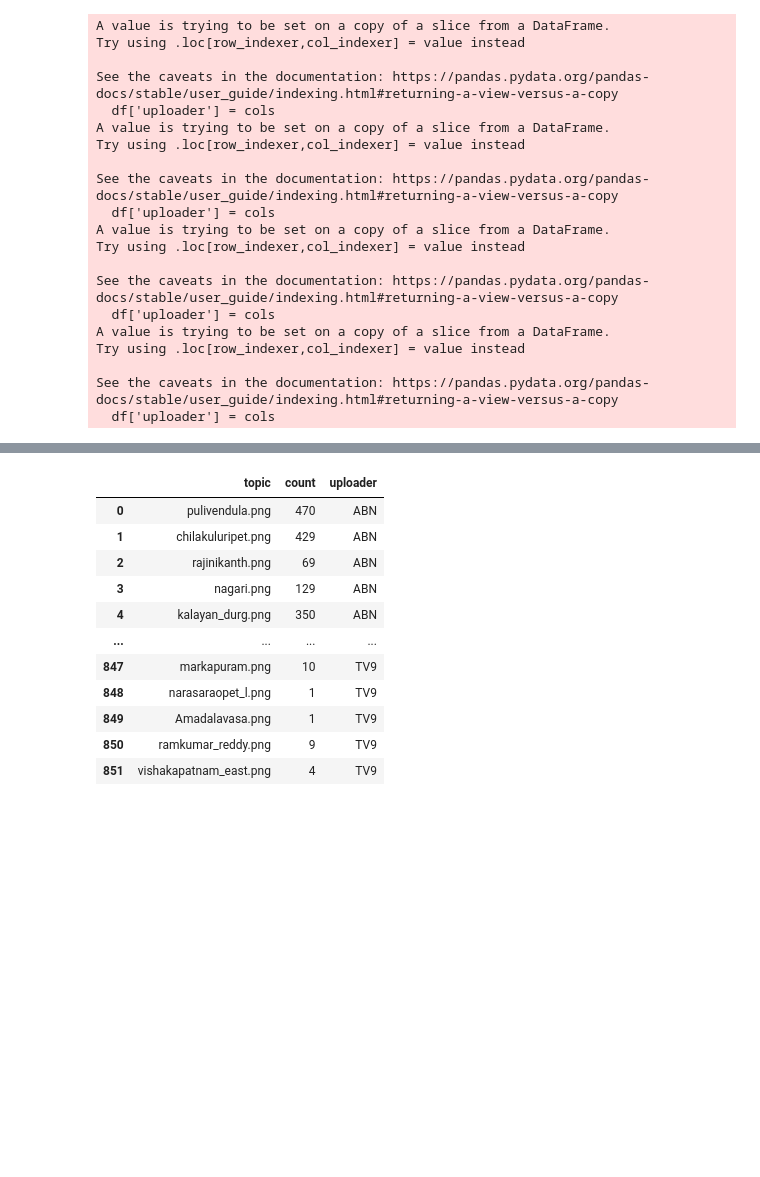
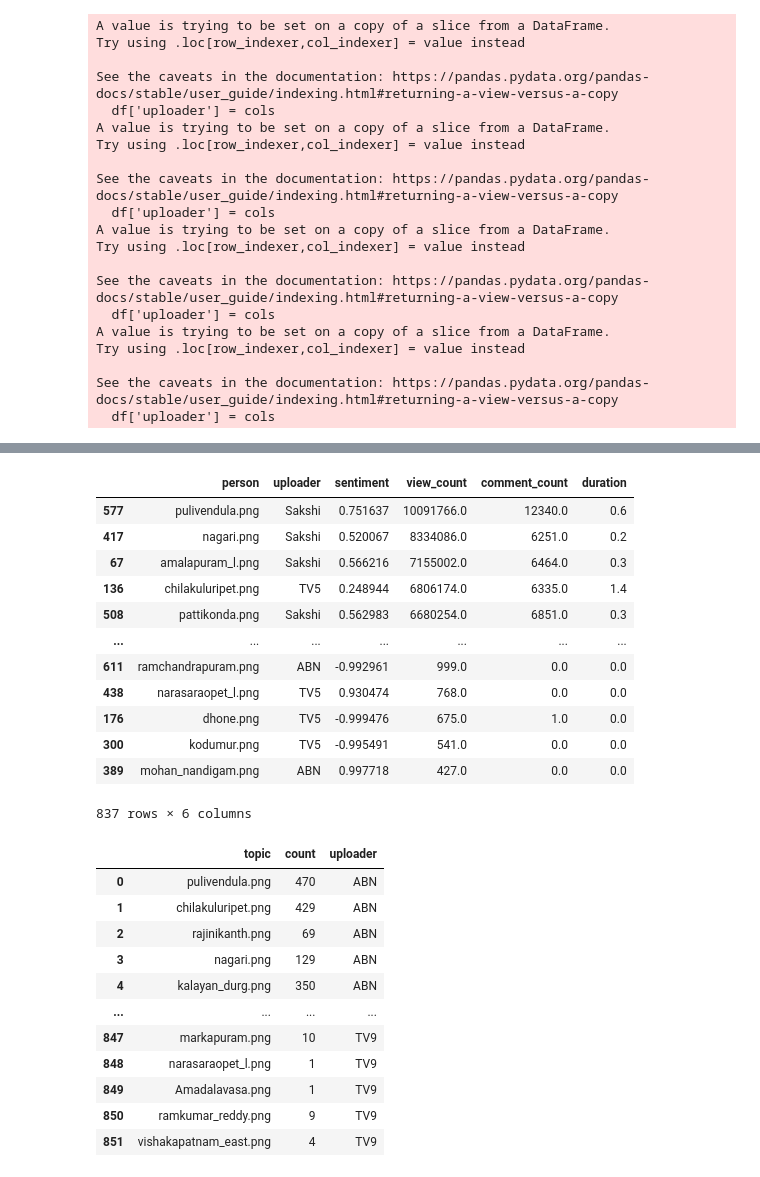
Before and after one commit to kowshikchills/alphapolitica_streamlit, a Jupyter notebook: streamlit_tags.ipynb, the cells around one changed output, grey strips where cells are left out. Cells and saved outputs as stored; diff of their text form; code cells hidden in the pictures; blank space fills up the shorter version.

```diff
--- a/streamlit_tags.ipynb
+++ b/streamlit_tags.ipynb
@@ -89,3 +71,19 @@ pd.read_csv('plots_data/tags_data/alliance.csv')
+# %%
+df_bar_grouped
+# %% [output]
+|  | person | uploader | sentiment | view_count | comment_count | duration |
+| 577 | pulivendula.png | Sakshi | 0.751637 | 10091766.0 | 12340.0 | 0.6 |
+| 417 | nagari.png | Sakshi | 0.520067 | 8334086.0 | 6251.0 | 0.2 |
+| 67 | amalapuram_l.png | Sakshi | 0.566216 | 7155002.0 | 6464.0 | 0.3 |
+| 136 | chilakuluripet.png | TV5 | 0.248944 | 6806174.0 | 6335.0 | 1.4 |
+| 508 | pattikonda.png | Sakshi | 0.562983 | 6680254.0 | 6851.0 | 0.3 |
+| ... | ... | ... | ... | ... | ... | ... |
+| 611 | ramchandrapuram.png | ABN | -0.992961 | 999.0 | 0.0 | 0.0 |
+| 438 | narasaraopet_l.png | TV5 | 0.930474 | 768.0 | 0.0 | 0.0 |
+| 176 | dhone.png | TV5 | -0.999476 | 675.0 | 1.0 | 0.0 |
+| 300 | kodumur.png | TV5 | -0.995491 | 541.0 | 0.0 | 0.0 |
+| 389 | mohan_nandigam.png | ABN | 0.997718 | 427.0 | 0.0 | 0.0 |
+837 rows × 6 columns
 # %%
 df_faces
 # %% [output]
```
Also changed, not shown: parts of 2 cells of this notebook, 1 other file.
